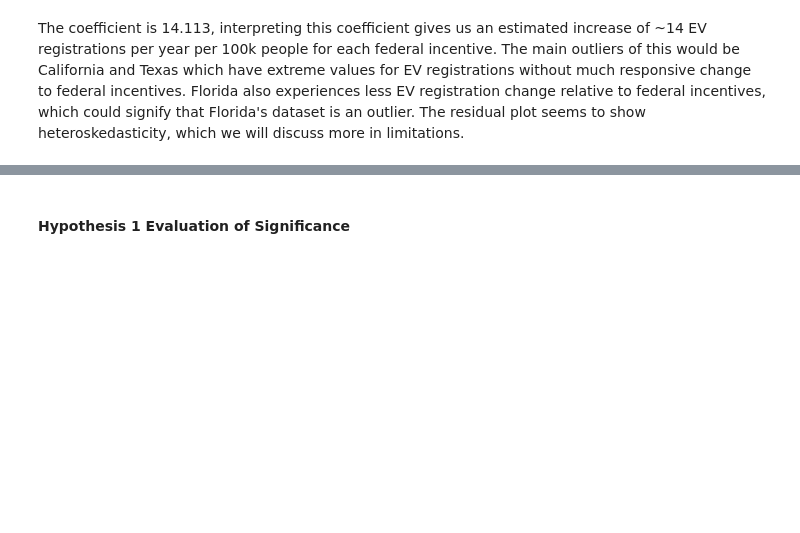
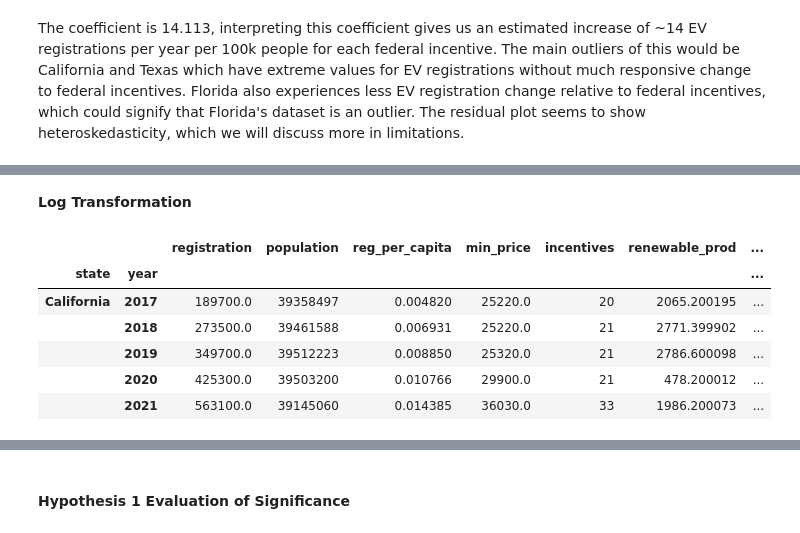
Before and after one commit to kyle-du/ev-research-proj, a Jupyter notebook: INFO2950_Phase 5_Deliverable.ipynb, the cells around one changed output, grey strips where cells are left out. Drawn from its saved outputs; the diff is of its cells as text; code cells hidden in the pictures; blank space fills up the shorter version.

```diff
--- a/INFO2950_Phase 5_Deliverable.ipynb
+++ b/INFO2950_Phase 5_Deliverable.ipynb
@@ -347,0 +349,19 @@ plt.show()
+# %% [markdown]
+**Log Transformation**
+# %%
+data['log_reg_per_capita'] = np.log(data['reg_per_capita'])
+data['log_new_reg_per_capita'] = np.log(data['new_reg_per_capita'])
+data['log_min_price'] = np.log(data['min_price'])
+data['log_incentives'] = np.log(data['incentives'])
+data['log_renewable_prod'] = np.log(data['renewable_prod'])
+data['log_charge_stations'] = np.log(data['charge_stations'])
+
+display(data.head())
+# %% [output]
+|  |  | registration | population | reg_per_capita | min_price | incentives | renewable_prod | ... |
+| state | year |  |  |  |  |  |  | ... |
+| California | 2017 | 189700.0 | 39358497 | 0.004820 | 25220.0 | 20 | 2065.200195 | ... |
+|  | 2018 | 273500.0 | 39461588 | 0.006931 | 25220.0 | 21 | 2771.399902 | ... |
+|  | 2019 | 349700.0 | 39512223 | 0.008850 | 25320.0 | 21 | 2786.600098 | ... |
+|  | 2020 | 425300.0 | 39503200 | 0.010766 | 29900.0 | 21 | 478.200012 | ... |
+|  | 2021 | 563100.0 | 39145060 | 0.014385 | 36030.0 | 33 | 1986.200073 | ... |
```
Also changed, not shown: parts of 8 cells of this notebook.
